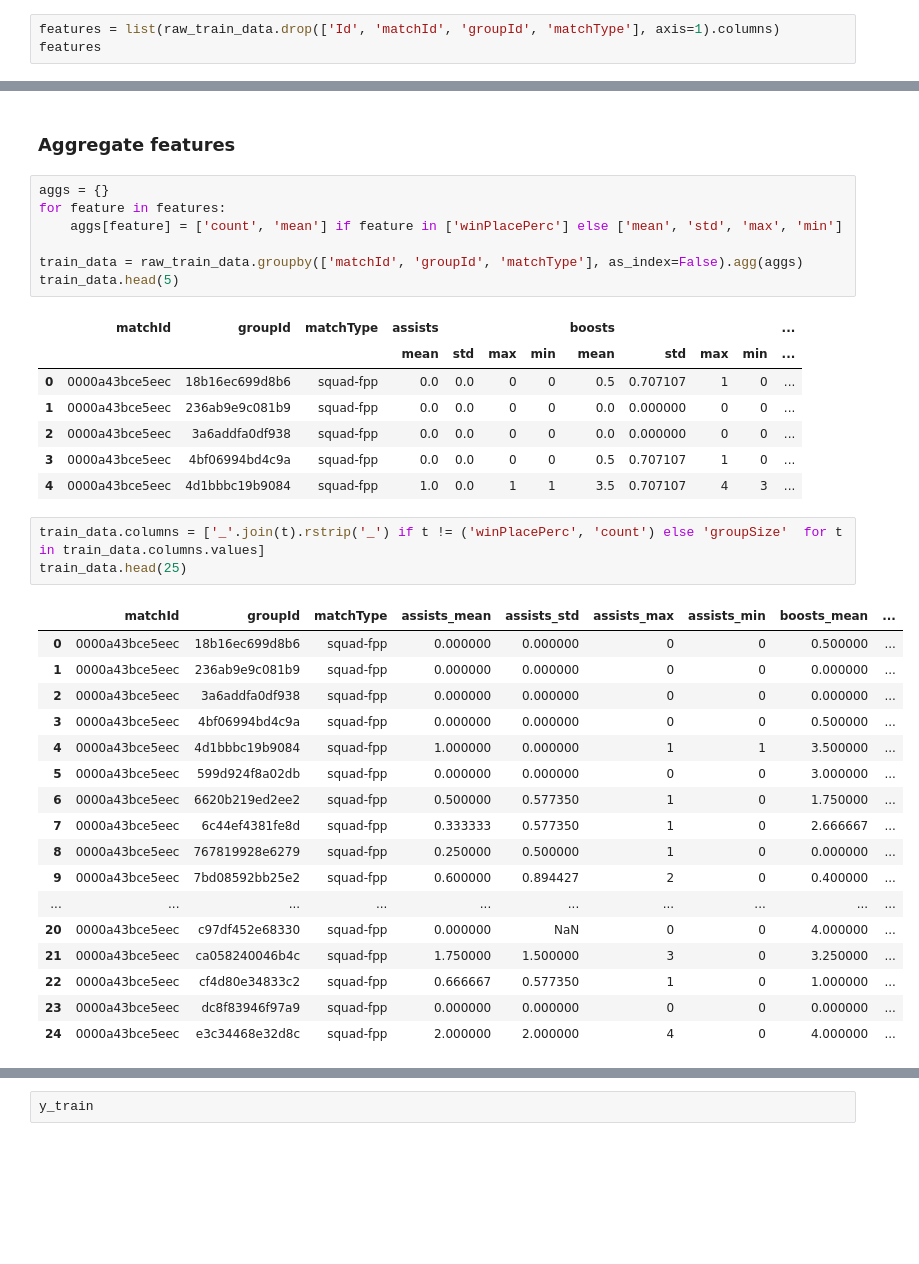
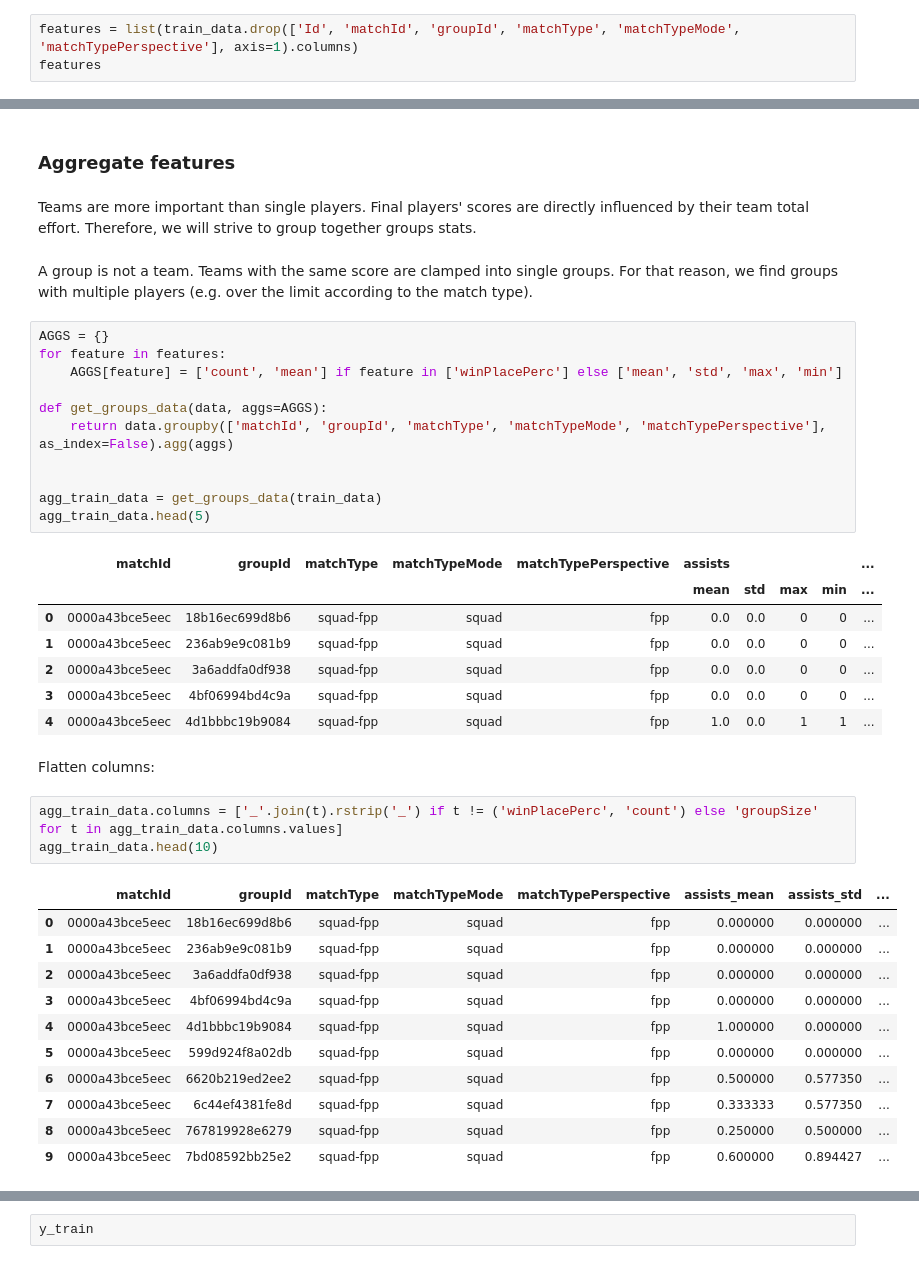
Before and after one commit to asafam/kaggle-pubg, a Jupyter notebook: nn_pubg_solution.ipynb, the cells around one changed output, grey strips where cells are left out. Drawn from its saved outputs; the diff is of its cells as text; blank space fills up the shorter version.

```diff
--- a/nn_pubg_solution.ipynb
+++ b/nn_pubg_solution.ipynb
@@ -141,5 +220,5 @@ raw_train_data[raw_train_data['matchId'] == '41a634f62f86b7']
 # %%
-features = list(raw_train_data.drop(['Id', 'matchId', 'groupId', 'matchType'], axis=1).columns)
+features = list(train_data.drop(['Id', 'matchId', 'groupId', 'matchType', 'matchTypeMode', 'matchTypePerspective'], axis=1).columns)
 features
 # %% [output]
 ['assists',
@@ -161,39 +240,43 @@ features
  'winPlacePerc']
 # %% [markdown]
 ### Aggregate features
+# %% [markdown]
+Teams are more important than single players. Final players' scores are directly influenced by their team total effort. Therefore, we will strive to group together groups stats.
+# %% [markdown]
+A group is not a team. Teams with the same score are clamped into single groups. For that reason, we find groups with multiple players (e.g. over the limit according to the match type).
 # %%
-aggs = {}
+AGGS = {}
 for feature in features:
-    aggs[feature] = ['count', 'mean'] if feature in ['winPlacePerc'] else ['mean', 'std', 'max', 'min']
+    AGGS[feature] = ['count', 'mean'] if feature in ['winPlacePerc'] else ['mean', 'std', 'max', 'min']
 
-train_data = raw_train_data.groupby(['matchId', 'groupId', 'matchType'], as_index=False).agg(aggs)
-train_data.head(5)
+def get_groups_data(data, aggs=AGGS):
+    return data.groupby(['matchId', 'groupId', 'matchType', 'matchTypeMode', 'matchTypePerspective'], as_index=False).agg(aggs)
+
+
+agg_train_data = get_groups_data(train_data)
+agg_train_data.head(5)
 # %% [output]
-|  | matchId | groupId | matchType | assists |  |  |  | boosts |  |  |  | ... |
-|  |  |  |  | mean | std | max | min | mean | std | max | min | ... |
-| 0 | 0000a43bce5eec | 18b16ec699d8b6 | squad-fpp | 0.0 | 0.0 | 0 | 0 | 0.5 | 0.707107 | 1 | 0 | ... |
-| 1 | 0000a43bce5eec | 236ab9e9c081b9 | squad-fpp | 0.0 | 0.0 | 0 | 0 | 0.0 | 0.000000 | 0 | 0 | ... |
-| 2 | 0000a43bce5eec | 3a6addfa0df938 | squad-fpp | 0.0 | 0.0 | 0 | 0 | 0.0 | 0.000000 | 0 | 0 | ... |
-| 3 | 0000a43bce5eec | 4bf06994bd4c9a | squad-fpp | 0.0 | 0.0 | 0 | 0 | 0.5 | 0.707107 | 1 | 0 | ... |
-| 4 | 0000a43bce5eec | 4d1bbbc19b9084 | squad-fpp | 1.0 | 0.0 | 1 | 1 | 3.5 | 0.707107 | 4 | 3 | ... |
+|  | matchId | groupId | matchType | matchTypeMode | matchTypePerspective | assists |  |  |  | ... |
+|  |  |  |  |  |  | mean | std | max | min | ... |
+| 0 | 0000a43bce5eec | 18b16ec699d8b6 | squad-fpp | squad | fpp | 0.0 | 0.0 | 0 | 0 | ... |
+| 1 | 0000a43bce5eec | 236ab9e9c081b9 | squad-fpp | squad | fpp | 0.0 | 0.0 | 0 | 0 | ... |
+| 2 | 0000a43bce5eec | 3a6addfa0df938 | squad-fpp | squad | fpp | 0.0 | 0.0 | 0 | 0 | ... |
+| 3 | 0000a43bce5eec | 4bf06994bd4c9a | squad-fpp | squad | fpp | 0.0 | 0.0 | 0 | 0 | ... |
+| 4 | 0000a43bce5eec | 4d1bbbc19b9084 | squad-fpp | squad | fpp | 1.0 | 0.0 | 1 | 1 | ... |
+# %% [markdown]
+Flatten columns:
 # %%
-train_data.columns = ['_'.join(t).rstrip('_') if t != ('winPlacePerc', 'count') else 'groupSize'  for t in train_data.columns.values]
-train_data.head(25)
+agg_train_data.columns = ['_'.join(t).rstrip('_') if t != ('winPlacePerc', 'count') else 'groupSize'  for t in agg_train_data.columns.values]
+agg_train_data.head(10)
 # %% [output]
-|  | matchId | groupId | matchType | assists_mean | assists_std | assists_max | assists_min | boosts_mean | ... |
-| 0 | 0000a43bce5eec | 18b16ec699d8b6 | squad-fpp | 0.000000 | 0.000000 | 0 | 0 | 0.500000 | ... |
-| 1 | 0000a43bce5eec | 236ab9e9c081b9 | squad-fpp | 0.000000 | 0.000000 | 0 | 0 | 0.000000 | ... |
-| 2 | 0000a43bce5eec | 3a6addfa0df938 | squad-fpp | 0.000000 | 0.000000 | 0 | 0 | 0.000000 | ... |
-| 3 | 0000a43bce5eec | 4bf06994bd4c9a | squad-fpp | 0.000000 | 0.000000 | 0 | 0 | 0.500000 | ... |
-| 4 | 0000a43bce5eec | 4d1bbbc19b9084 | squad-fpp | 1.000000 | 0.000000 | 1 | 1 | 3.500000 | ... |
-| 5 | 0000a43bce5eec | 599d924f8a02db | squad-fpp | 0.000000 | 0.000000 | 0 | 0 | 3.000000 | ... |
-| 6 | 0000a43bce5eec | 6620b219ed2ee2 | squad-fpp | 0.500000 | 0.577350 | 1 | 0 | 1.750000 | ... |
-| 7 | 0000a43bce5eec | 6c44ef4381fe8d | squad-fpp | 0.333333 | 0.577350 | 1 | 0 | 2.666667 | ... |
-| 8 | 0000a43bce5eec | 767819928e6279 | squad-fpp | 0.250000 | 0.500000 | 1 | 0 | 0.000000 | ... |
-| 9 | 0000a43bce5eec | 7bd08592bb25e2 | squad-fpp | 0.600000 | 0.894427 | 2 | 0 | 0.400000 | ... |
-| ... | ... | ... | ... | ... | ... | ... | ... | ... | ... |
-| 20 | 0000a43bce5eec | c97df452e68330 | squad-fpp | 0.000000 | NaN | 0 | 0 | 4.000000 | ... |
-| 21 | 0000a43bce5eec | ca058240046b4c | squad-fpp | 1.750000 | 1.500000 | 3 | 0 | 3.250000 | ... |
-| 22 | 0000a43bce5eec | cf4d80e34833c2 | squad-fpp | 0.666667 | 0.577350 | 1 | 0 | 1.000000 | ... |
-| 23 | 0000a43bce5eec | dc8f83946f97a9 | squad-fpp | 0.000000 | 0.000000 | 0 | 0 | 0.000000 | ... |
-| 24 | 0000a43bce5eec | e3c34468e32d8c | squad-fpp | 2.000000 | 2.000000 | 4 | 0 | 4.000000 | ... |
+|  | matchId | groupId | matchType | matchTypeMode | matchTypePerspective | assists_mean | assists_std | ... |
+| 0 | 0000a43bce5eec | 18b16ec699d8b6 | squad-fpp | squad | fpp | 0.000000 | 0.000000 | ... |
+| 1 | 0000a43bce5eec | 236ab9e9c081b9 | squad-fpp | squad | fpp | 0.000000 | 0.000000 | ... |
+| 2 | 0000a43bce5eec | 3a6addfa0df938 | squad-fpp | squad | fpp | 0.000000 | 0.000000 | ... |
+| 3 | 0000a43bce5eec | 4bf06994bd4c9a | squad-fpp | squad | fpp | 0.000000 | 0.000000 | ... |
+| 4 | 0000a43bce5eec | 4d1bbbc19b9084 | squad-fpp | squad | fpp | 1.000000 | 0.000000 | ... |
+| 5 | 0000a43bce5eec | 599d924f8a02db | squad-fpp | squad | fpp | 0.000000 | 0.000000 | ... |
+| 6 | 0000a43bce5eec | 6620b219ed2ee2 | squad-fpp | squad | fpp | 0.500000 | 0.577350 | ... |
+| 7 | 0000a43bce5eec | 6c44ef4381fe8d | squad-fpp | squad | fpp | 0.333333 | 0.577350 | ... |
+| 8 | 0000a43bce5eec | 767819928e6279 | squad-fpp | squad | fpp | 0.250000 | 0.500000 | ... |
+| 9 | 0000a43bce5eec | 7bd08592bb25e2 | squad-fpp | squad | fpp | 0.600000 | 0.894427 | ... |
```
Also changed, not shown: parts of 18 cells of this notebook.
